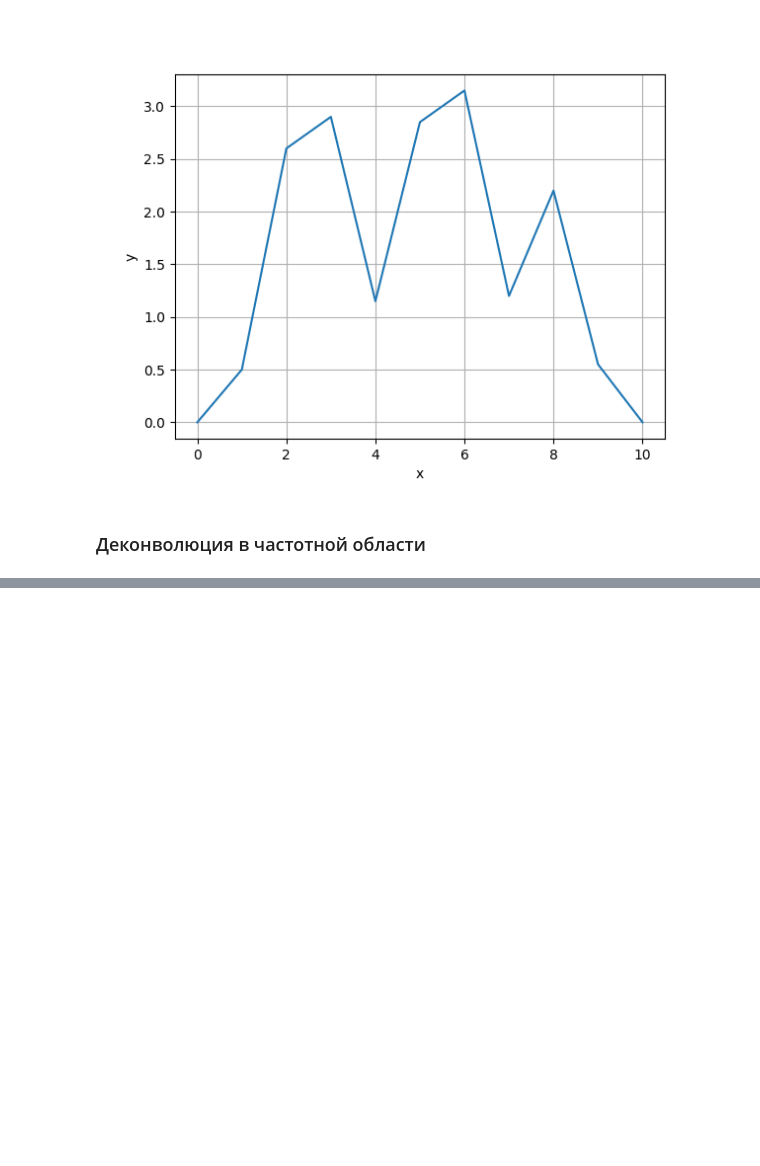
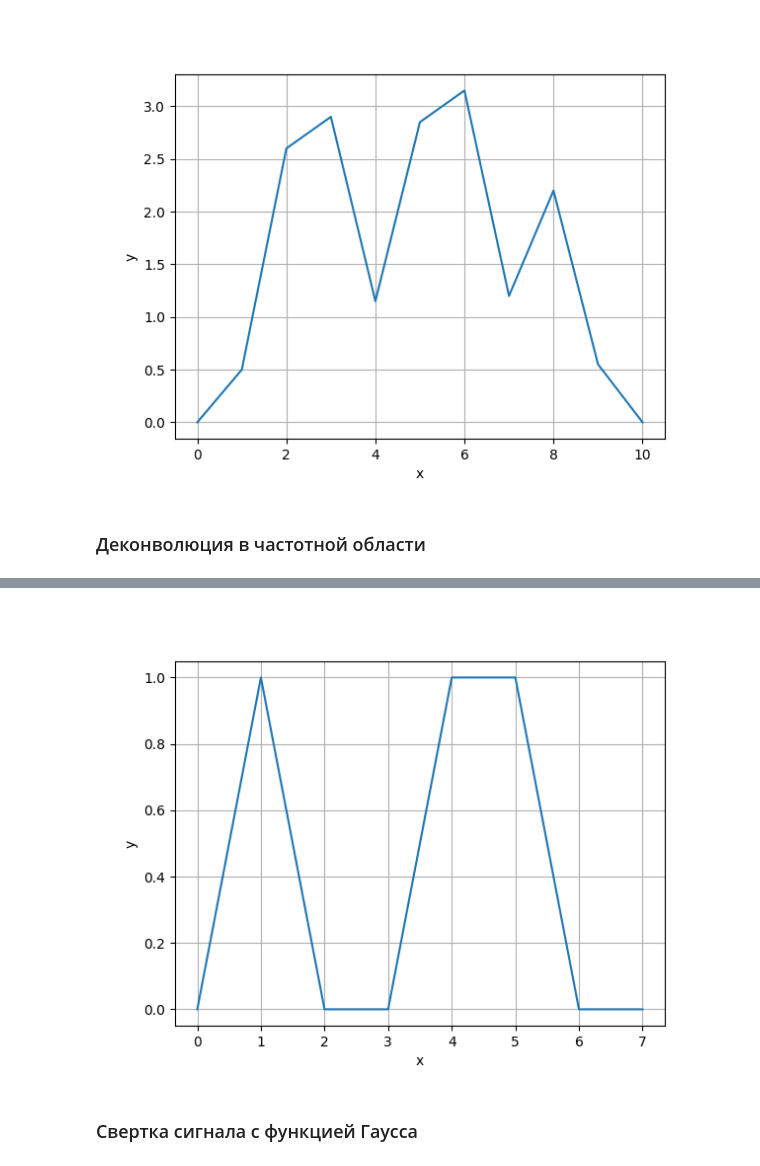
Before and after one commit to Niatomi/conversion-of-measurement-signals-course, a Jupyter notebook: src/practice_7.ipynb, the cells around one changed output, grey strips where cells are left out. Drawn from its saved outputs; the diff is of its cells as text; code cells hidden in the pictures; blank space fills up the shorter version.

```diff
--- a/src/practice_7.ipynb
+++ b/src/practice_7.ipynb
@@ -88,0 +83,7 @@ plot(np.arange(convoluted_singnal.size), convoluted_singnal)
+# %%
+recovered, remainder = signal.deconvolve(convolved, impulse_response)
+plot(recovered)
+# %% [output]
+[figure, added]
+# %% [markdown]
+### Свертка сигнала с функцией Гаусса
```
Also changed, not shown: parts of 13 cells of this notebook.
